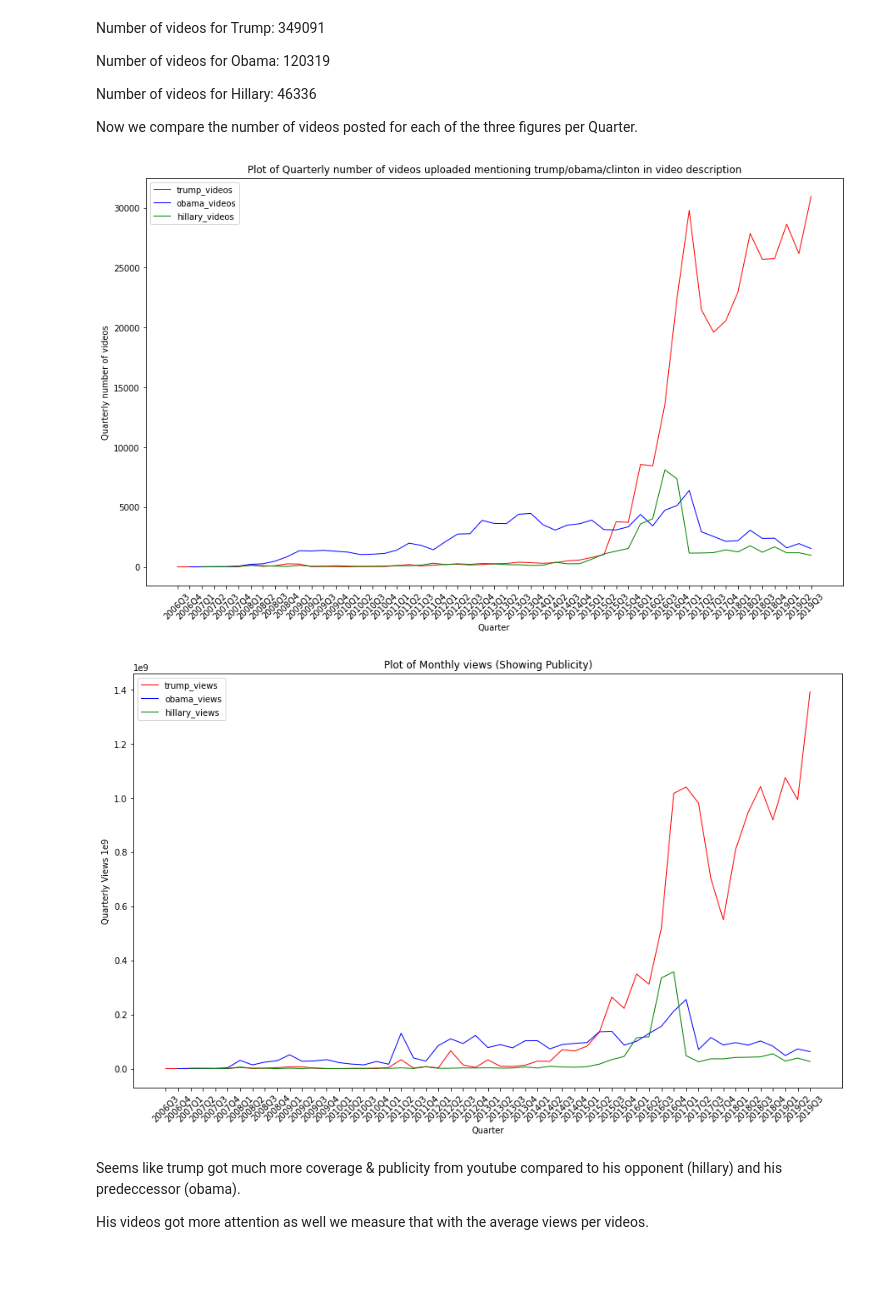
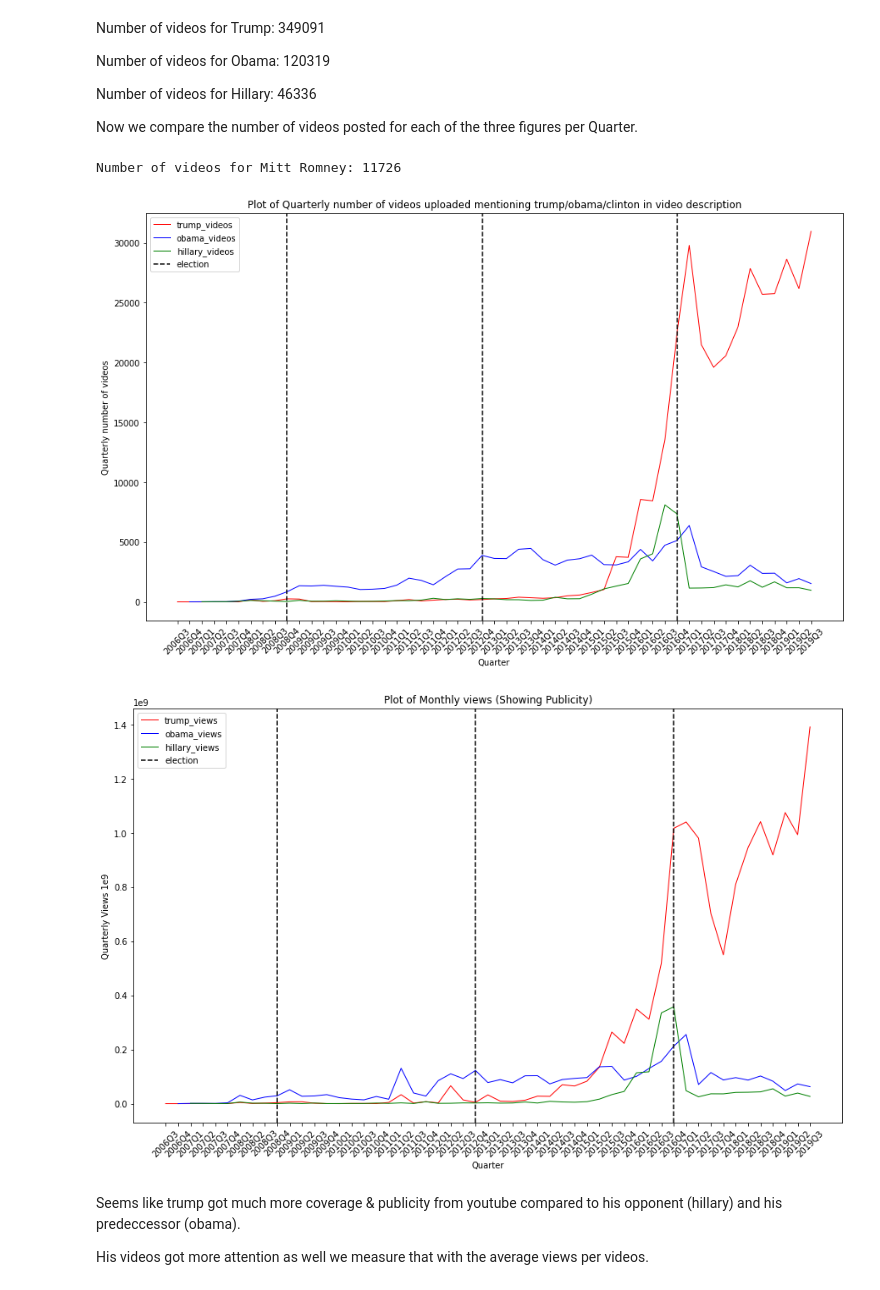
Before and after one commit to epfl-ada/ada-2022-project-powerrangers, a Jupyter notebook: explore_data.ipynb, the cells around one changed output. Cells and saved outputs as stored; diff of their text form; code cells hidden in the pictures.

```diff
--- a/explore_data.ipynb
+++ b/explore_data.ipynb
@@ -502,9 +502,26 @@ Number of videos for Obama: 120319
 Number of videos for Hillary: 46336
 
 Now we compare the number of videos posted for each of the three figures per Quarter.
+# %%
+# Mitt Romney
+columns = ['categories', 'channel_id', 'crawl_date', 'description',
+       'dislike_count', 'display_id', 'duration', 'like_count', 'tags',
+       'title', 'upload_date', 'view_count']
+import pandas as pd
+from tqdm import tqdm
+romney_df = pd.DataFrame(columns=columns)
+for chunk in tqdm(pd.read_csv('data/yt_metadata_reduced.tsv.gz', chunksize=10**5, names=columns, usecols=range(len(columns)), lineterminator='\n')):
+    romney_df = pd.concat([romney_df, chunk[chunk['description'].astype(str).str.contains('Romney|Mitt ', case=False, na=False)]])
+
+print("Number of videos for Mitt Romney:", romney_df['display_id'].nunique())
+romney_df.to_pickle('./data/romney_data.tsv.gz')
+# %% [output]
+Number of videos for Mitt Romney: 11726
 # %%
 #Plotting view count and number of videos on quarter basis for Trump, Obama and Clinton
 import datetime
+import pandas as pd
+import matplotlib.pyplot as plt
 trump_df = pd.read_pickle('./data/trump_data.tsv.gz')
 obama_df = pd.read_pickle('./data/obama_data.tsv.gz')
 clinton_df = pd.read_pickle('./data/clinton_data.tsv.gz')
@@ -522,35 +539,37 @@ clinton_df['view_count'] = pd.to_numeric(clinton_df['view_count'])
 grouped_by_month_clinton = clinton_df.groupby(pd.PeriodIndex(clinton_df['upload_date'], freq="Q"))
 
 
 videos_cnt_trump  = grouped_by_month_trump['display_id'].nunique()[1:-1]
 videos_cnt_trump = pd.DataFrame({'count' : videos_cnt_trump}).reset_index()
 videos_cnt_trump = videos_cnt_trump.set_index('upload_date').resample('Q').asfreq().fillna(0)
 
 videos_cnt_obama  = grouped_by_month_obama['display_id'].nunique()[1:-1]
 videos_cnt_obama = pd.DataFrame({'count' : videos_cnt_obama}).reset_index()
 videos_cnt_obama = videos_cnt_obama.set_index('upload_date').resample('Q').asfreq().fillna(0)
 
 videos_cnt_clinton  = grouped_by_month_clinton['display_id'].nunique()[1:-1]
 videos_cnt_clinton = pd.DataFrame({'count' : videos_cnt_clinton}).reset_index()
 videos_cnt_clinton = videos_cnt_clinton.set_index('upload_date').resample('Q').asfreq().fillna(0)
 
 fig = plt.figure(figsize=(15, 9))
 ax = fig.add_subplot(111)
 
 ax.plot(videos_cnt_trump.index.map(str).to_list(), videos_cnt_trump['count'].to_list(), linewidth=1, color='r', label='trump_videos')
 ax.plot(videos_cnt_obama.index.map(str).to_list(), videos_cnt_obama['count'].to_list(), linewidth=1, color='b', label='obama_videos')
 ax.plot(videos_cnt_clinton.index.map(str).to_list(), videos_cnt_clinton['count'].to_list(), linewidth=1, color='g', label='hillary_videos')
 
 ax.set_xticklabels(videos_cnt_trump.index.map(str).to_list(), rotation=45)
 
-
+plt.axvline(x='2008Q4', label='election', ls='--', color='black')
+plt.axvline(x='2012Q4', ls='--', color='black')
+plt.axvline(x='2016Q4', ls='--', color='black')
 plt.xlabel('Quarter')
 plt.ylabel('Quarterly number of videos')
 plt.title('Plot of Quarterly number of videos uploaded mentioning trump/obama/clinton in video description')
 plt.legend()
 plt.show()
 # %% [output]
-[figure, old version]
+[figure, new version]
 # %%
 #Number of views
 views_cnt_trump  = grouped_by_month_trump['view_count'].sum()[1:-1]
@@ -573,13 +592,16 @@ ax.plot(views_cnt_trump.index.map(str).to_list(), views_cnt_trump['count'].to_li
 ax.plot(views_cnt_obama.index.map(str).to_list(), views_cnt_obama['count'].to_list(), linewidth=1, color='b', label='obama_views')
 ax.plot(views_cnt_clinton.index.map(str).to_list(), views_cnt_clinton['count'].to_list(), linewidth=1, color='g', label='hillary_views')
 ax.set_xticklabels(views_cnt_trump.index.map(str).to_list(), rotation=45)
+plt.axvline(x='2008Q4', label='election', ls='--', color='black')
+plt.axvline(x='2012Q4', ls='--', color='black')
+plt.axvline(x='2016Q4', ls='--', color='black')
 plt.xlabel('Quarter')
 plt.ylabel('Quarterly Views 1e9')
 plt.title('Plot of Monthly views (Showing Publicity)')
 plt.legend()
 plt.show()
 # %% [output]
-[figure, old version]
+[figure, new version]
 # %% [markdown]
 Seems like trump got much more coverage & publicity from youtube compared to his opponent (hillary) and his predeccessor (obama).
 
```
Also changed, not shown: parts of 1 cell of this notebook, 1 other file.
